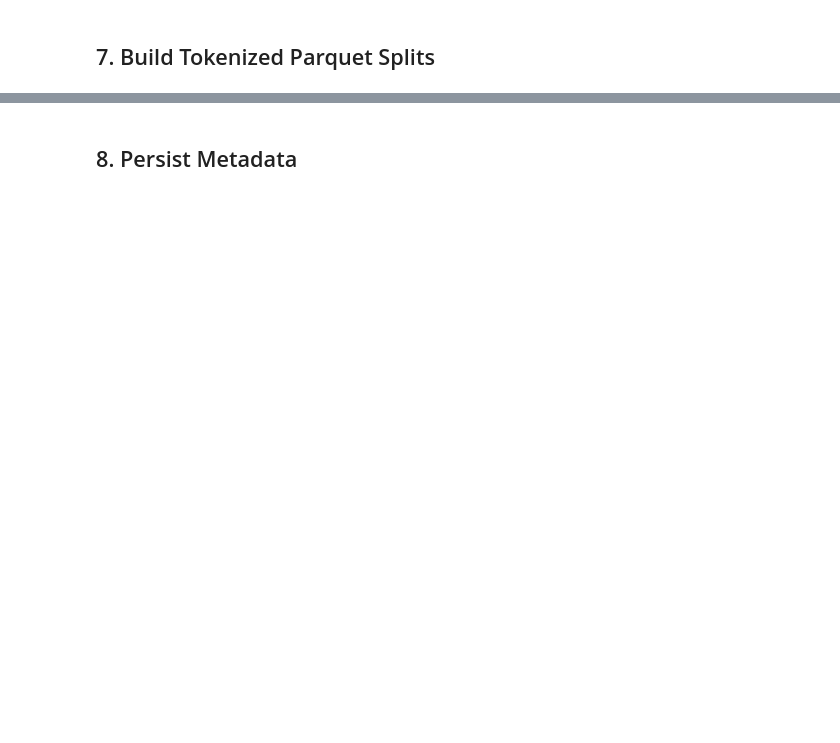
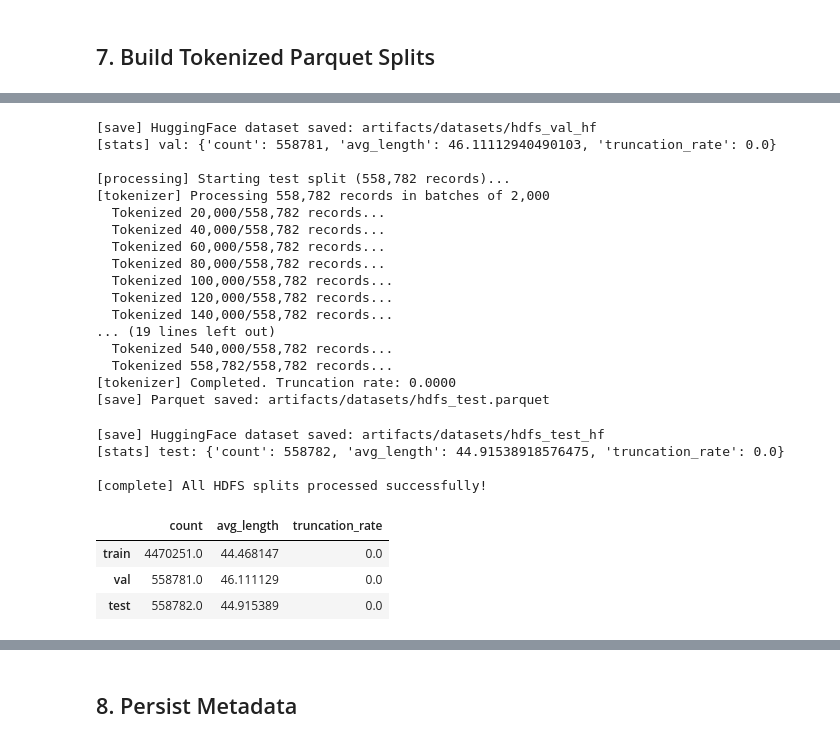
Before and after one commit to ashrafsheri/distil_bert_log_finetune, a Jupyter notebook: notebooks/00_prepare_data.ipynb, the cells around one changed output, grey strips where cells are left out. Cells and saved outputs as stored; diff of their text form; code cells hidden in the pictures; blank space fills up the shorter version.

```diff
--- a/notebooks/00_prepare_data.ipynb
+++ b/notebooks/00_prepare_data.ipynb
@@ -378,0 +732,51 @@ display(pd.DataFrame(hdfs_stats).T)
+# %%
+# Create HDFS dataset splits with memory-efficient processing
+print("[splits] Creating HDFS time-based splits...")
+
+# Create time-based splits
+splits_cfg = data_config['splits']
+hdfs_splits = time_splits(hdfs_df, splits_cfg)
+
+print(f"[splits] Created splits:")
+for name, split_df in hdfs_splits.items():
+    print(f"  {name}: {len(split_df):,} records ({len(split_df)/len(hdfs_df)*100:.1f}%)")
+
+# Process each split separately to avoid memory issues
+hdfs_stats = {}
+max_length = data_config['tokenizer']['max_length']
+batch_size = 2000  # Smaller batch size for memory efficiency
+
+for split_name, split_df in hdfs_splits.items():
+    print(f"\n[processing] Starting {split_name} split ({len(split_df):,} records)...")
+
+    # Tokenize with batching
+    tokens_df, trunc = tokenize_dataframe_efficient(split_df, max_length, batch_size)
+
+    # Save Parquet file
+    file_path = PARQUET_DIR / f'hdfs_{split_name}.parquet'
+    tokens_df.to_parquet(file_path, index=False)
+    print(f"[save] Parquet saved: {file_path}")
+
+    # Create HuggingFace dataset (remove large text columns to save memory)
+    hf_df = tokens_df.drop(columns=['raw', 'normalized']).copy()
+    ds = Dataset.from_pandas(hf_df, preserve_index=False)
+    hf_path = str(PARQUET_DIR / f'hdfs_{split_name}_hf')
+    ds.save_to_disk(hf_path)
+    print(f"[save] HuggingFace dataset saved: {hf_path}")
+
+    # Collect statistics
+    hdfs_stats[split_name] = {
+        'count': len(tokens_df),
+        'avg_length': float(tokens_df['input_ids'].map(len).mean()),
+        'truncation_rate': round(trunc, 4)
+    }
+
+    print(f"[stats] {split_name}: {hdfs_stats[split_name]}")
+
+    # Clean up to free memory
+    del tokens_df, hf_df, ds, split_df
+    gc.collect()
+
+print(f"\n[complete] All HDFS splits processed successfully!")
+display(pd.DataFrame(hdfs_stats).T)
+# %% [output]
@@ -379 +817,26 @@ display(pd.DataFrame(hdfs_stats).T)
+[save] HuggingFace dataset saved: artifacts/datasets/hdfs_val_hf
+[stats] val: {'count': 558781, 'avg_length': 46.11112940490103, 'truncation_rate': 0.0}
+
+[processing] Starting test split (558,782 records)...
+[tokenizer] Processing 558,782 records in batches of 2,000
+  Tokenized 20,000/558,782 records...
+  Tokenized 40,000/558,782 records...
+  Tokenized 60,000/558,782 records...
+  Tokenized 80,000/558,782 records...
+  Tokenized 100,000/558,782 records...
+  Tokenized 120,000/558,782 records...
+  Tokenized 140,000/558,782 records...
+... (19 lines left out)
+  Tokenized 540,000/558,782 records...
+  Tokenized 558,782/558,782 records...
+[tokenizer] Completed. Truncation rate: 0.0000
+[save] Parquet saved: artifacts/datasets/hdfs_test.parquet
+[save] HuggingFace dataset saved: artifacts/datasets/hdfs_test_hf
+[stats] test: {'count': 558782, 'avg_length': 44.91538918576475, 'truncation_rate': 0.0}
+
+[complete] All HDFS splits processed successfully!
+|  | count | avg_length | truncation_rate |
+| train | 4470251.0 | 44.468147 | 0.0 |
+| val | 558781.0 | 46.111129 | 0.0 |
+| test | 558782.0 | 44.915389 | 0.0 |
 # %%
```
Also changed, not shown: parts of 17 cells of this notebook, 9 other files.
